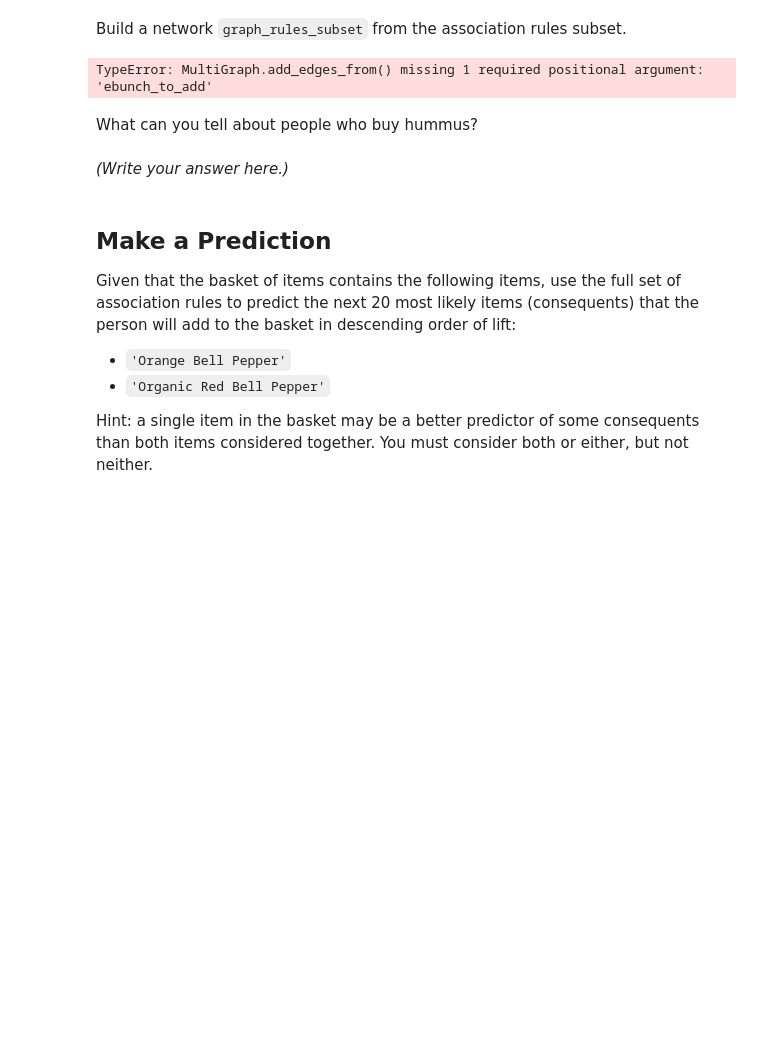
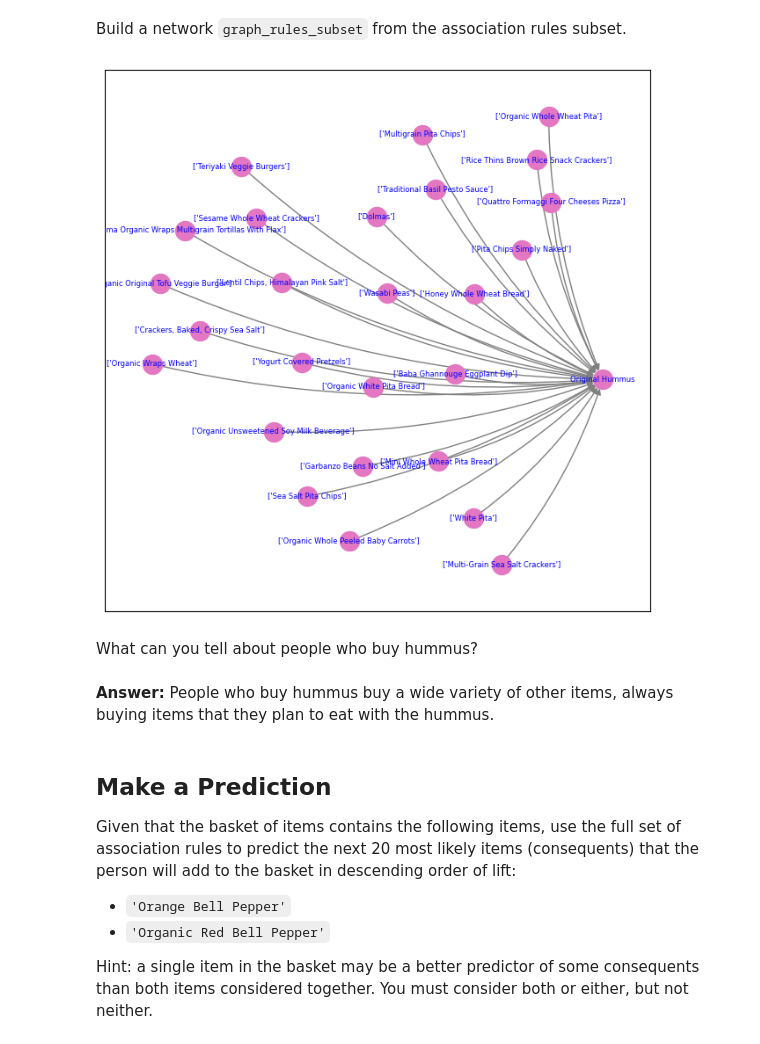
Before and after one commit to alyliann/my-fork-2024-DS-Tue, a Jupyter notebook: Week-05-Unsupervised-Learning/Exercise-AV.ipynb, the cells around one changed output. Saved outputs shown, nothing was run; the diff lists cells and outputs as text; code cells hidden in the pictures; blank space fills up the shorter version.

Commit message:
Created network

```diff
--- a/Week-05-Unsupervised-Learning/Exercise-AV.ipynb
+++ b/Week-05-Unsupervised-Learning/Exercise-AV.ipynb
@@ -154,18 +154,38 @@ Build a network `graph_rules_subset` from the association rules subset.
 # %%
 # Define graph_rules_subset, add the graph’s edges, and plot it. You may need a large figure size, smaller node size, and smaller font size.
 
+from_nodes = [list(x)[0] for x in df_rules_subset['antecedent_item']]
+from_nodes
+from_nodes = df_rules_subset['antecedent_item']
+to_nodes = df_rules_subset['consequent_item']
+
+connections = []
+
+for from_node, to_node in zip(from_nodes, to_nodes):
+    connections.append([from_node, to_node])
+
 graph_rules_subset = nx.MultiDiGraph()
+
 graph_rules_subset.add_edges_from(
-    # Something goes here.
+    connections
 )
 
 # Then render the graph.
+plt.figure(1, figsize=(8, 8))
+nx.draw_networkx(graph_rules_subset,
+                 arrows=True,
+                 node_size=250,
+                 font_size=6,
+                 node_color="tab:pink",
+                 font_color='blue',
+                 edge_color='gray',
+                 connectionstyle='arc3, rad=0.1')
 # %% [output]
-TypeError: MultiGraph.add_edges_from() missing 1 required positional argument: 'ebunch_to_add'
+[figure, added]
 # %% [markdown]
 What can you tell about people who buy hummus?
-# %% [markdown]
-*(Write your answer here.)*
+# %% [markdown]
+**Answer:** People who buy hummus buy a wide variety of other items, always buying items that they plan to eat with the hummus.
 # %% [markdown]
 ## Make a Prediction
 
```
